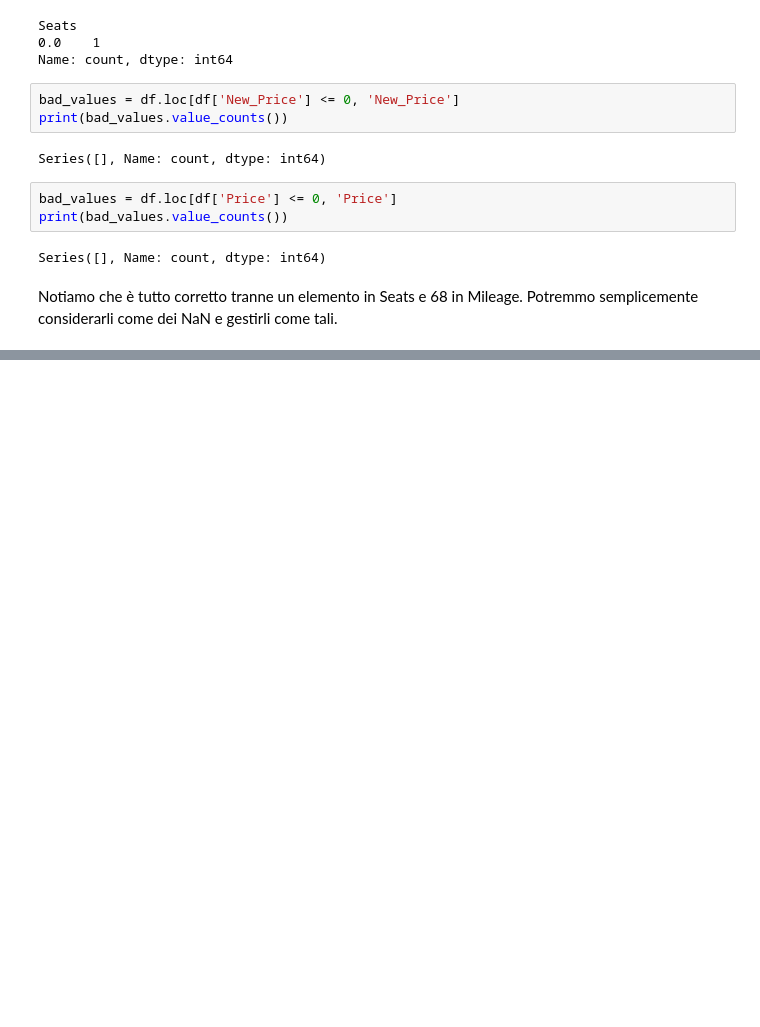
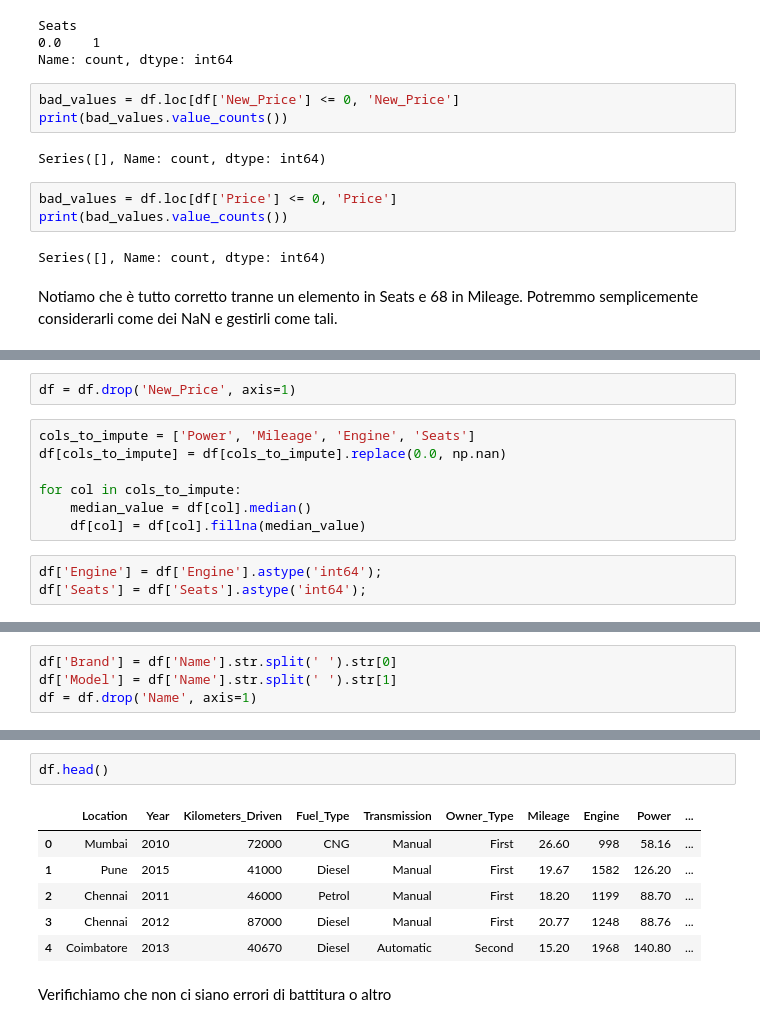
Before and after one commit to fragreco04/progetto-fad-2526, a Jupyter notebook: notebooks/drafts/part-1/edaFil.ipynb, the cells around one changed output, grey strips where cells are left out. Cells and saved outputs as stored; diff of their text form; blank space fills up the shorter version.

```diff
--- a/notebooks/drafts/part-1/edaFil.ipynb
+++ b/notebooks/drafts/part-1/edaFil.ipynb
@@ -201,0 +236,12 @@ Notiamo che è tutto corretto tranne un elemento in Seats e 68 in Mileage. Potre
+# %%
+df = df.drop('New_Price', axis=1)
+# %%
+cols_to_impute = ['Power', 'Mileage', 'Engine', 'Seats']
+df[cols_to_impute] = df[cols_to_impute].replace(0.0, np.nan)
+
+for col in cols_to_impute:
+    median_value = df[col].median()
+    df[col] = df[col].fillna(median_value)
+# %%
+df['Engine'] = df['Engine'].astype('int64');
+df['Seats'] = df['Seats'].astype('int64');
@@ -201,0 +252,4 @@ Notiamo che è tutto corretto tranne un elemento in Seats e 68 in Mileage. Potre
+# %%
+df['Brand'] = df['Name'].str.split(' ').str[0]
+df['Model'] = df['Name'].str.split(' ').str[1]
+df = df.drop('Name', axis=1)
@@ -201,0 +279,11 @@ Notiamo che è tutto corretto tranne un elemento in Seats e 68 in Mileage. Potre
+# %%
+df.head()
+# %% [output]
+|  | Location | Year | Kilometers_Driven | Fuel_Type | Transmission | Owner_Type | Mileage | Engine | Power | ... |
+| 0 | Mumbai | 2010 | 72000 | CNG | Manual | First | 26.60 | 998 | 58.16 | ... |
+| 1 | Pune | 2015 | 41000 | Diesel | Manual | First | 19.67 | 1582 | 126.20 | ... |
+| 2 | Chennai | 2011 | 46000 | Petrol | Manual | First | 18.20 | 1199 | 88.70 | ... |
+| 3 | Chennai | 2012 | 87000 | Diesel | Manual | First | 20.77 | 1248 | 88.76 | ... |
+| 4 | Coimbatore | 2013 | 40670 | Diesel | Automatic | Second | 15.20 | 1968 | 140.80 | ... |
+# %% [markdown]
+Verifichiamo che non ci siano errori di battitura o altro
```
Also changed, not shown: parts of 19 cells of this notebook.
